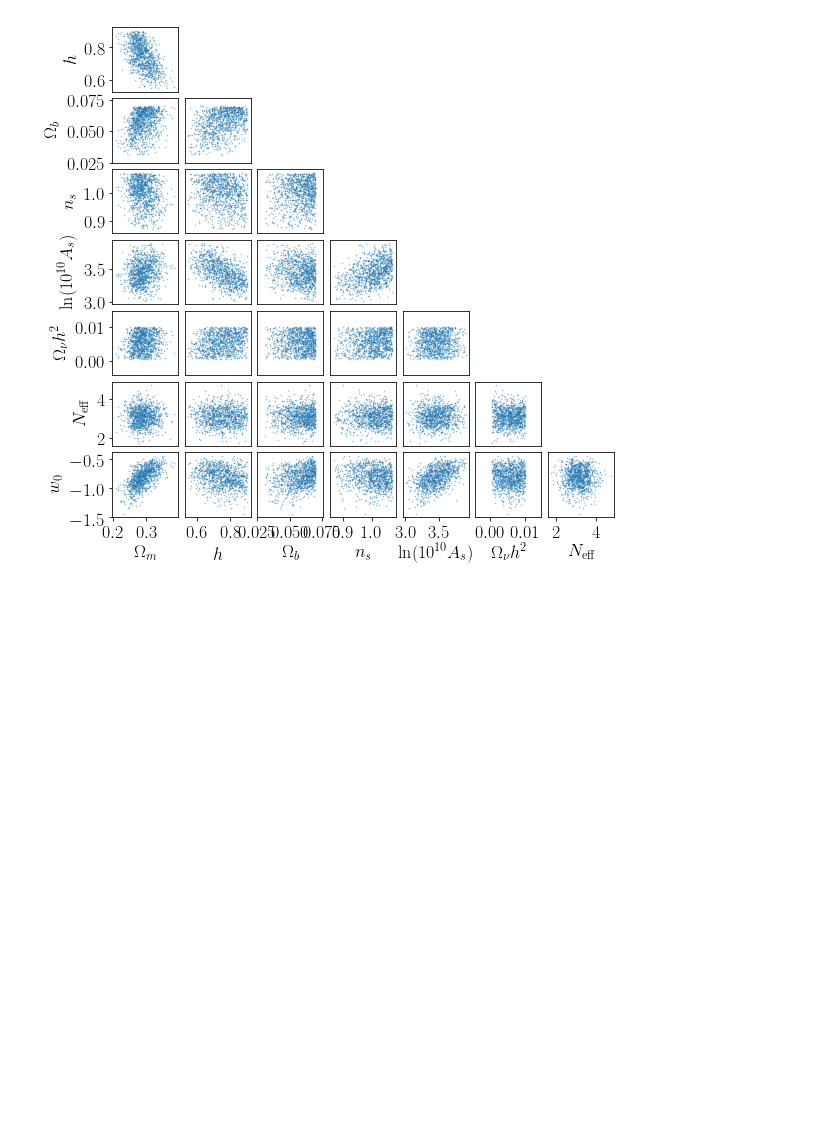
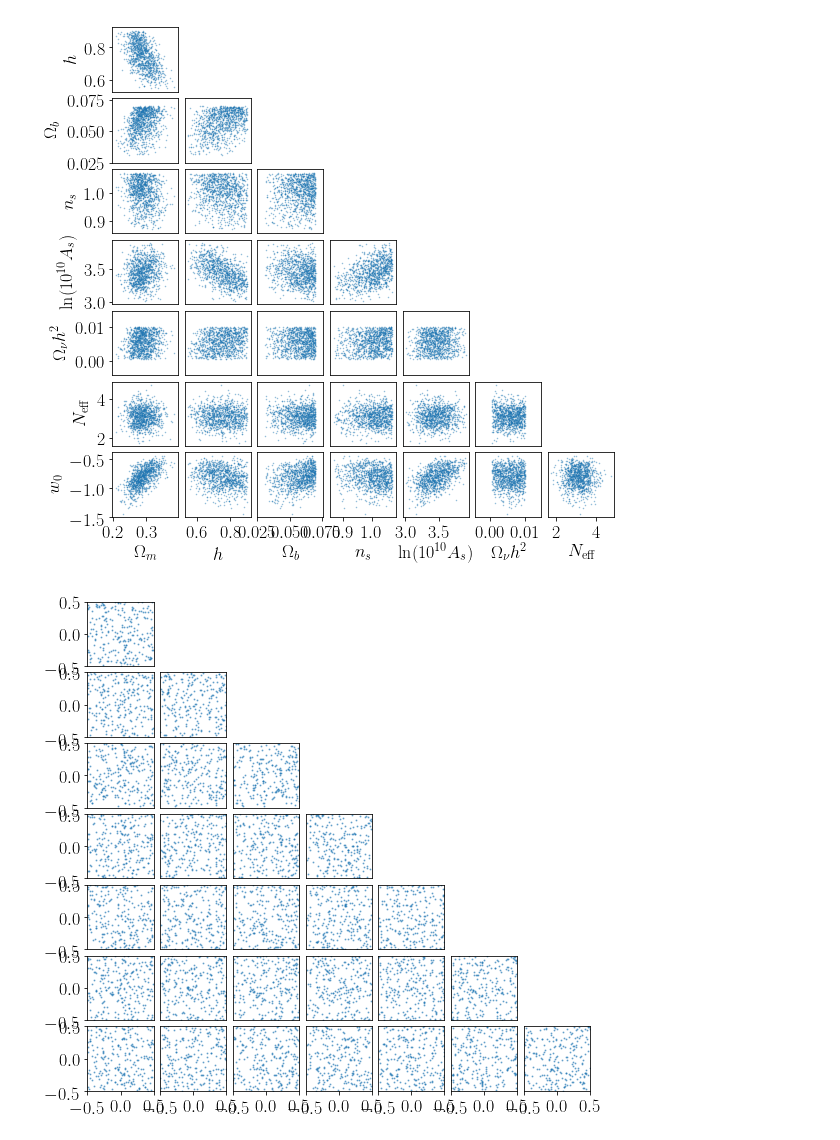
Before and after one commit to tmcclintock/Training_Sample_Generator, a Jupyter notebook: notebooks/Actual example - training points for DES Y1 3x2pt.ipynb, the cells around one changed output. Cells and saved outputs as stored; diff of their text form; code cells hidden in the pictures; blank space fills up the shorter version.

```diff
--- a/notebooks/Actual example - training points for DES Y1 3x2pt.ipynb
+++ b/notebooks/Actual example - training points for DES Y1 3x2pt.ipynb
@@ -66,4 +71,18 @@ Nsamples = 260
 x = Generator.get_samples(Nsamples, "LHMDU")
+# %%
+#Make a scatter plot of the projected points
+Np = len(chain[0])
+fig, ax = get_figax(Np, labels=None, projected=True)
+proj = Generator.current_projected_samples
+
+for i in range(0, Np-1):
+    for j in range(0, i+1):
+        parj = Generator.current_projected_samples[:,j]
+        pari = Generator.current_projected_samples[:,i+1]
+        ax[i][j].scatter(parj, pari, marker='o', s=1, alpha=0.5)
+#plt.savefig("projected_samples.png", dpi=300, bbox_inches="tight")
+# %% [output]
+[figure, added]
 # %%
 #Cut along any DES priors
 cut = x[:,1] < 0.9
```
Also changed, not shown: parts of 5 cells of this notebook, 3 other files.
